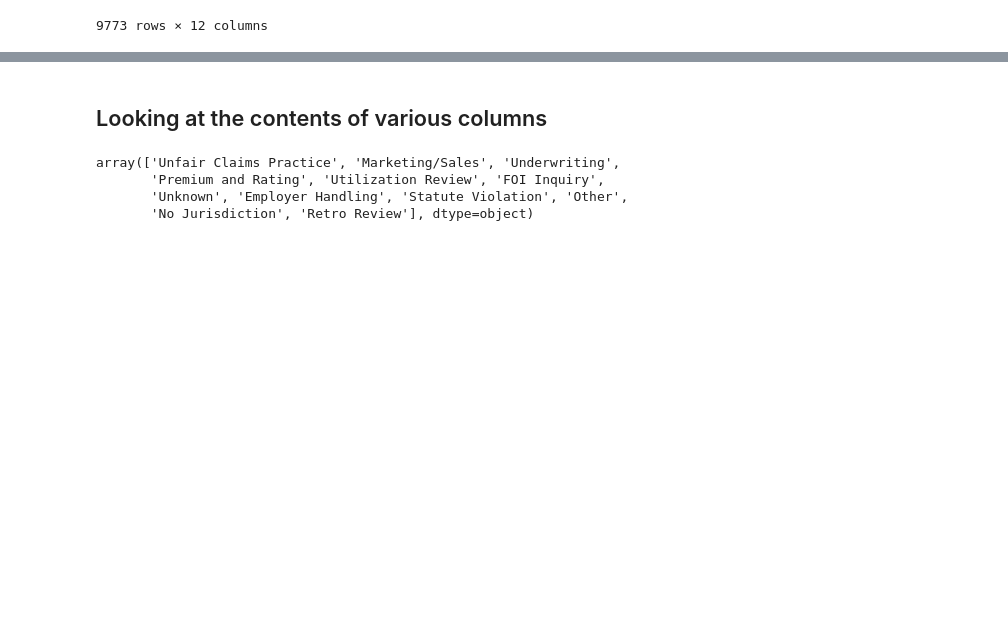
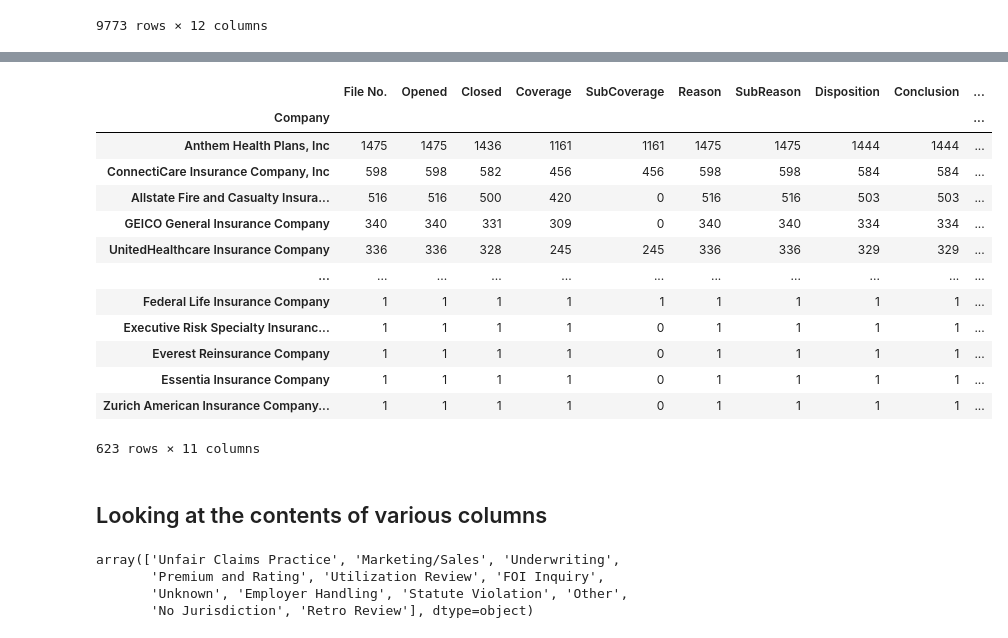
Before and after one commit to HuebnerC/Insurance_Complaints, a Jupyter notebook: capstone_1/ins_complaints.ipynb, the cells around one changed output, grey strips where cells are left out. Drawn from its saved outputs; the diff is of its cells as text; code cells hidden in the pictures; blank space fills up the shorter version.

```diff
--- a/capstone_1/ins_complaints.ipynb
+++ b/capstone_1/ins_complaints.ipynb
@@ -98,6 +99,26 @@ ins_data.head()
 | 2 | 21st Century Insurance Company | 601543 | 04/01/2016 | 08/12/2016 | Auto | NaN | Underwriting | Cancellation | Insufficient Information | ... |
 | 3 | Prudential Insurance Company of A... | 805351 | 11/14/2018 | 12/04/2018 | Individual Life | Whole Life | Marketing/Sales | Policy Service | Company Position Upheld | ... |
 | 4 | Allstate Fire and Casualty Insura... | 803285 | 07/18/2018 | 08/06/2018 | Auto | NaN | Premium and Rating | Premium Refund Delay | Corrective Action | ... |
+# %%
+company_complaints = ins_data.groupby('Company').count().sort_values('File No.', ascending=False)
+# confirming correct code
+# company_complaints = ins_data['Company'].value_counts()
+company_complaints
+# %% [output]
+|  | File No. | Opened | Closed | Coverage | SubCoverage | Reason | SubReason | Disposition | Conclusion | ... |
+| Company |  |  |  |  |  |  |  |  |  | ... |
+| Anthem Health Plans, Inc | 1475 | 1475 | 1436 | 1161 | 1161 | 1475 | 1475 | 1444 | 1444 | ... |
+| ConnectiCare Insurance Company, Inc | 598 | 598 | 582 | 456 | 456 | 598 | 598 | 584 | 584 | ... |
+| Allstate Fire and Casualty Insura... | 516 | 516 | 500 | 420 | 0 | 516 | 516 | 503 | 503 | ... |
+| GEICO General Insurance Company | 340 | 340 | 331 | 309 | 0 | 340 | 340 | 334 | 334 | ... |
+| UnitedHealthcare Insurance Company | 336 | 336 | 328 | 245 | 245 | 336 | 336 | 329 | 329 | ... |
+| ... | ... | ... | ... | ... | ... | ... | ... | ... | ... | ... |
+| Federal Life Insurance Company | 1 | 1 | 1 | 1 | 1 | 1 | 1 | 1 | 1 | ... |
+| Executive Risk Specialty Insuranc... | 1 | 1 | 1 | 1 | 0 | 1 | 1 | 1 | 1 | ... |
+| Everest Reinsurance Company | 1 | 1 | 1 | 1 | 0 | 1 | 1 | 1 | 1 | ... |
+| Essentia Insurance Company | 1 | 1 | 1 | 1 | 0 | 1 | 1 | 1 | 1 | ... |
+| Zurich American Insurance Company... | 1 | 1 | 1 | 1 | 0 | 1 | 1 | 1 | 1 | ... |
+623 rows × 11 columns
 # %% [markdown]
 ## Looking at the contents of various columns
 # %%
```
Also changed, not shown: parts of 11 cells of this notebook, 3 other files.
